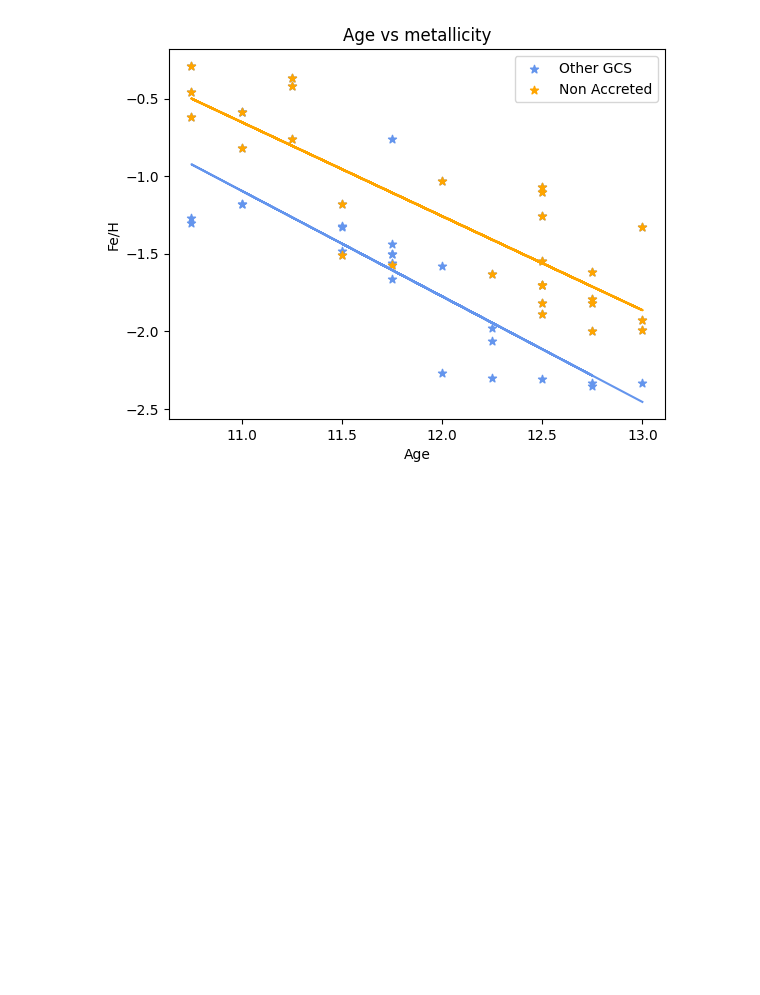
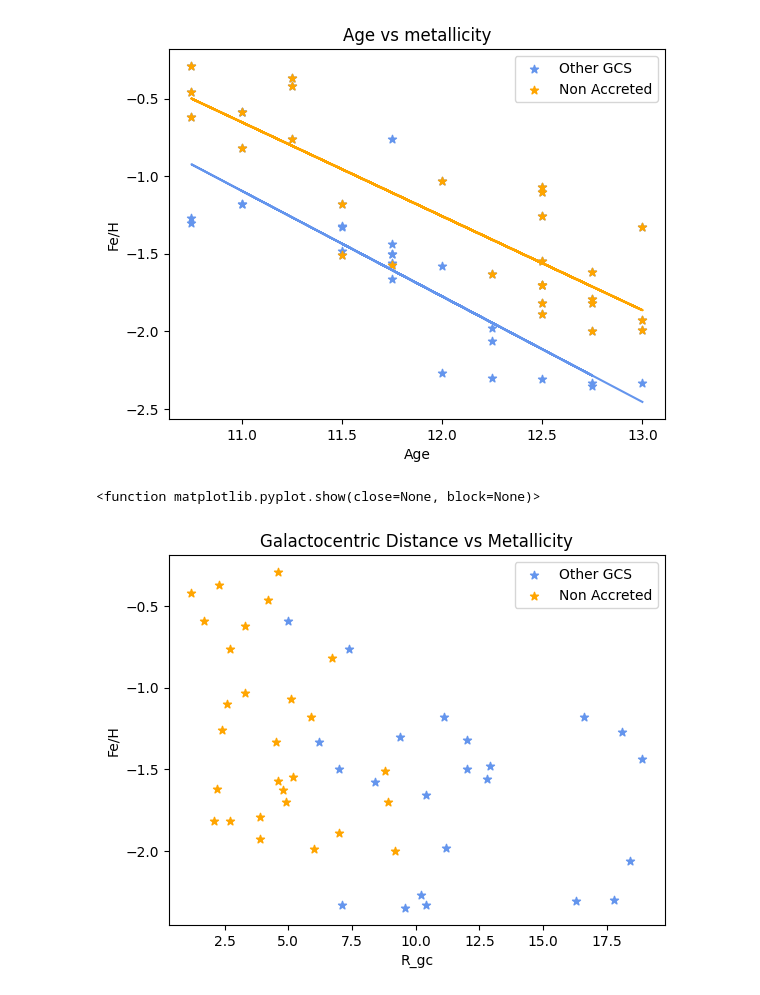
Before and after one commit to matilda-2116/3116_assignment_AshtonMatildaVix, a Jupyter notebook: Krause21.ipynb, the cells around one changed output. Saved outputs shown, nothing was run; the diff lists cells and outputs as text; code cells hidden in the pictures; blank space fills up the shorter version.

```diff
--- a/Krause21.ipynb
+++ b/Krause21.ipynb
@@ -376,3 +376,18 @@ plt.show
 [23 rows x 42 columns]
 <function matplotlib.pyplot.show(close=None, block=None)>
 [figure]
+# %%
+# Galactocentric Distance vs Metallicity
+
+plt.scatter(possible_accreted['R_gc'], possible_accreted['FeH_y'], marker = '*', label = "Other GCS", color = "cornflowerblue")
+plt.scatter(non_accreted['R_gc'], non_accreted['FeH_y'], color="orange", marker="*", label = "Non Accreted")
+plt.legend()
+plt.xlabel('R_gc')
+plt.ylabel('Fe/H')
+plt.title('Galactocentric Distance vs Metallicity')
+plt.show
+
+# Trend generally shows that the possible accreted globular clusters are less metallic
+# %% [output]
+<function matplotlib.pyplot.show(close=None, block=None)>
+[figure, added]
```
Also changed, not shown: parts of 1 cell of this notebook.
